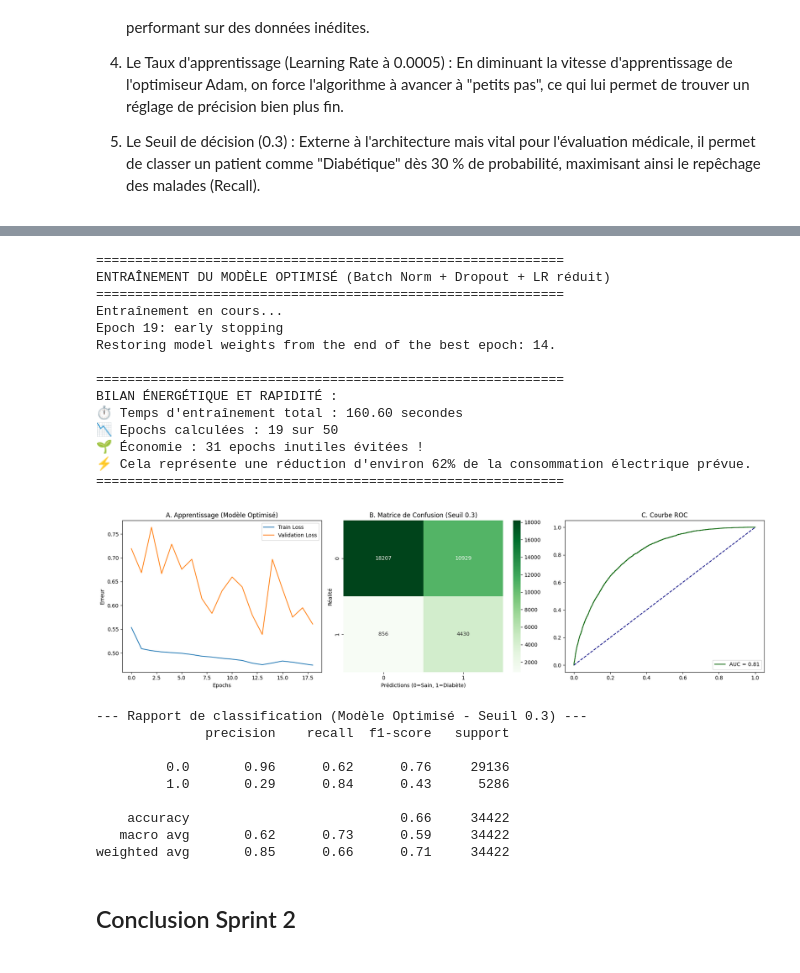
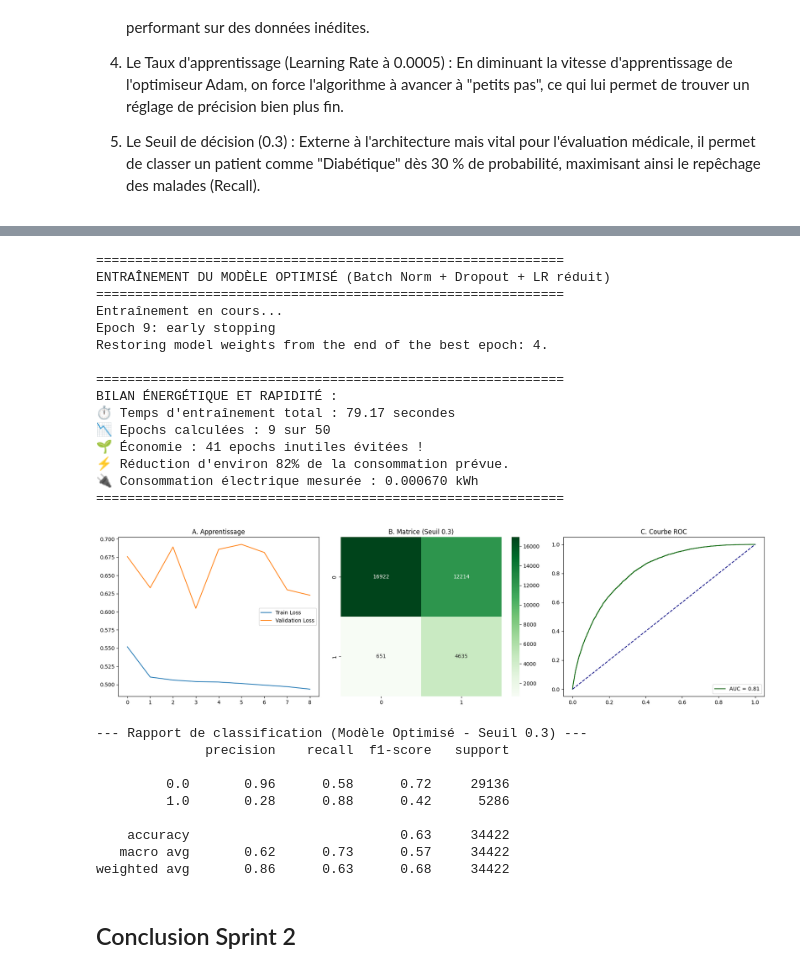
Before and after one commit to izemamine14-netizen/Projet-Pr-diction-Diab-te, a Jupyter notebook: sprint2.ipynb, the cells around one changed output, grey strips where cells are left out. Drawn from its saved outputs; the diff is of its cells as text; code cells hidden in the pictures.

Commit message:
Ajout comparaison Earlystopping & Consommation électrique

```diff
--- a/sprint2.ipynb
+++ b/sprint2.ipynb
@@ -637,32 +755,27 @@ Pour transformer le modèle simple en une architecture optimisée, cinq paramèt
 # %%
-from tensorflow.keras.layers import BatchNormalization
+from tensorflow.keras.models import Sequential
+from tensorflow.keras.layers import Input, Dense, Dropout, BatchNormalization
 from tensorflow.keras.optimizers import Adam
+from tensorflow.keras.callbacks import EarlyStopping
 import time
-from tensorflow.keras.callbacks import EarlyStopping
+import matplotlib.pyplot as plt
+import seaborn as sns
+from sklearn.metrics import classification_report, confusion_matrix, roc_curve, auc
+from codecarbon import EmissionsTracker # <-- Ajout
 
 # --- 1. L'ARCHITECTURE OPTIMISÉE ---
 def build_model_optimise():
     model = Sequential()
-
-    # Couche d'entrée + Normalisation
     model.add(Input(shape=(X_train_res.shape[1],)))
     model.add(Dense(64, activation='relu'))
-    # model.add(Dense(64, activation='relu', input_shape=(X_train_res.shape[1],)))
     model.add(BatchNormalization())
     model.add(Dropout(0.3))
-
-    # Couche cachée
     model.add(Dense(32, activation='relu'))
     model.add(BatchNormalization())
     model.add(Dropout(0.3))
-
-    # Sortie
     model.add(Dense(1, activation='sigmoid'))
-
-    # Compilation avec un Learning Rate ralenti (0.0005 au lieu de 0.001 par défaut)
     optimiseur = Adam(learning_rate=0.0005)
     model.compile(optimizer=optimiseur, loss='binary_crossentropy', metrics=['accuracy'])
-
     return model
 
 print("\n" + "="*60)
@@ -671,22 +784,27 @@ print("="*60)
 
 # --- 2. ENTRAÎNEMENT ÉCO-RESPONSABLE ---
 model_opt = build_model_optimise()
-
-# L'algorithme s'arrête s'il ne s'améliore plus pendant 5 epochs consécutives
 early_stop = EarlyStopping(monitor='val_loss', patience=5, restore_best_weights=True, verbose=1)
 
 print("Entraînement en cours...")
 debut_entrainement = time.time()
 
-# On met 50 epochs maximum, EarlyStopping l'arrêtera avant
+# Initialisation du tracker d'énergie <-- Ajout
+tracker = EmissionsTracker(project_name="Modele_Diabete", log_level="error")
+tracker.start()
+
 history_opt = model_opt.fit(
     X_train_res, y_train_res,
     epochs=50,
     batch_size=64,
     validation_split=0.2,
-    callbacks=[early_stop], # Activation de la coupure automatique
+    callbacks=[early_stop],
     verbose=0
 )
+
+# Arrêt du tracker <-- Ajout
+emissions = tracker.stop()
+energie_kwh = tracker.final_emissions_data.energy_consumed
 
 fin_entrainement = time.time()
 temps_total = fin_entrainement - debut_entrainement
@@ -700,70 +818,63 @@ print("BILAN ÉNERGÉTIQUE ET RAPIDITÉ :")
 print(f"⏱️ Temps d'entraînement total : {temps_total:.2f} secondes")
 print(f"📉 Epochs calculées : {epochs_reels} sur 50")
 print(f"🌱 Économie : {economie_epochs} epochs inutiles évitées !")
-print(f"⚡ Cela représente une réduction d'environ {(economie_epochs/50)*100:.0f}% de la consommation électrique prévue.")
+print(f"⚡ Réduction d'environ {(economie_epochs/50)*100:.0f}% de la consommation prévue.")
+print(f"🔌 Consommation électrique mesurée : {energie_kwh:.6f} kWh") # <-- Affichage
 print("="*60)
 
-# --- 3. PRÉDICTIONS (Toujours avec votre seuil médical de 0.3) ---
+# --- 3. PRÉDICTIONS ---
 y_pred_prob_opt = model_opt.predict(X_test, verbose=0)
 y_pred_ajuste_opt = (y_pred_prob_opt > 0.3).astype(int)
 
 # --- 4. AFFICHAGE VISUEL ---
 fig, axes = plt.subplots(1, 3, figsize=(18, 5))
-
-# Graphique A : Apprentissage
 axes[0].plot(history_opt.history['loss'], label='Train Loss')
 axes[0].plot(history_opt.history['val_loss'], label='Validation Loss')
-axes[0].set_title('A. Apprentissage (Modèle Optimisé)')
-axes[0].set_xlabel('Epochs')
-axes[0].set_ylabel('Erreur')
+axes[0].set_title('A. Apprentissage')
 axes[0].legend()
 
-# Graphique B : Matrice
 cm = confusion_matrix(y_test, y_pred_ajuste_opt)
 sns.heatmap(cm, annot=True, fmt='d', cmap='Greens', ax=axes[1])
-axes[1].set_title('B. Matrice de Confusion (Seuil 0.3)')
-axes[1].set_xlabel('Prédictions (0=Sain, 1=Diabète)')
-axes[1].set_ylabel('Réalité')
+axes[1].set_title('B. Matrice (Seuil 0.3)')
 
-# Graphique C : ROC
 fpr, tpr, _ = roc_curve(y_test, y_pred_prob_opt)
-roc_auc = auc(fpr, tpr)
-axes[2].plot(fpr, tpr, color='darkgreen', label=f'AUC = {roc_auc:.2f}')
+axes[2].plot(fpr, tpr, color='darkgreen', label=f'AUC = {auc(fpr, tpr):.2f}')
 axes[2].plot([0, 1], [0, 1], color='navy', linestyle='--')
 axes[2].set_title('C. Courbe ROC')
 axes[2].legend(loc="lower right")
 
 plt.tight_layout()
 plt.show()
 
 # --- 5. RAPPORT FINAL ---
 print("--- Rapport de classification (Modèle Optimisé - Seuil 0.3) ---")
 print(classification_report(y_test, y_pred_ajuste_opt))
 # %% [output]
 ============================================================
 ENTRAÎNEMENT DU MODÈLE OPTIMISÉ (Batch Norm + Dropout + LR réduit)
 ============================================================
 Entraînement en cours...
-Epoch 19: early stopping
-Restoring model weights from the end of the best epoch: 14.
+Epoch 9: early stopping
+Restoring model weights from the end of the best epoch: 4.
 
 ============================================================
 BILAN ÉNERGÉTIQUE ET RAPIDITÉ :
-⏱️ Temps d'entraînement total : 160.60 secondes
-📉 Epochs calculées : 19 sur 50
-🌱 Économie : 31 epochs inutiles évitées !
-⚡ Cela représente une réduction d'environ 62% de la consommation électrique prévue.
+⏱️ Temps d'entraînement total : 79.17 secondes
+📉 Epochs calculées : 9 sur 50
+🌱 Économie : 41 epochs inutiles évitées !
+⚡ Réduction d'environ 82% de la consommation prévue.
+🔌 Consommation électrique mesurée : 0.000670 kWh
 ============================================================
-[figure, old version]
+[figure, new version]
 --- Rapport de classification (Modèle Optimisé - Seuil 0.3) ---
               precision    recall  f1-score   support
 
-         0.0       0.96      0.62      0.76     29136
-         1.0       0.29      0.84      0.43      5286
+         0.0       0.96      0.58      0.72     29136
+         1.0       0.28      0.88      0.42      5286
 
-    accuracy                           0.66     34422
-   macro avg       0.62      0.73      0.59     34422
-weighted avg       0.85      0.66      0.71     34422
+    accuracy                           0.63     34422
+   macro avg       0.62      0.73      0.57     34422
+weighted avg       0.86      0.63      0.68     34422
 # %% [markdown]
 ## Conclusion Sprint 2
 # %% [markdown]
```
Also changed, not shown: parts of 3 cells of this notebook, 1 other file.
